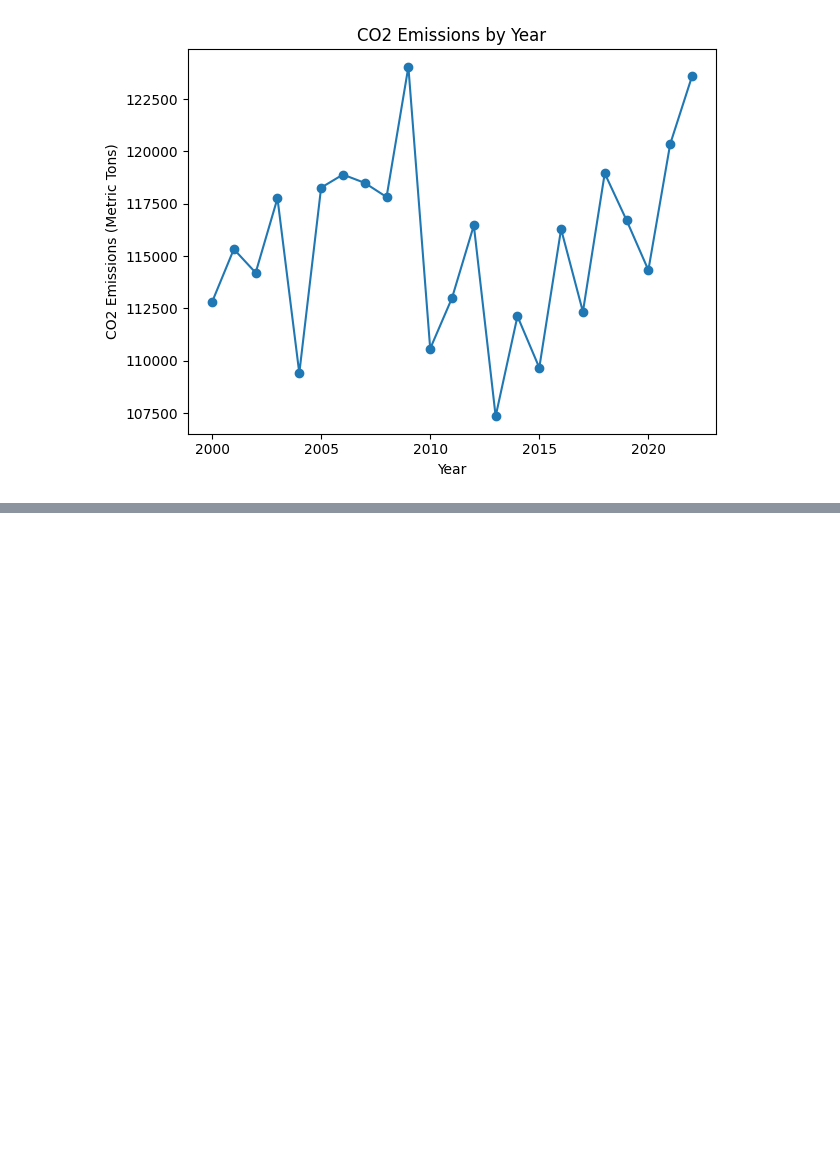
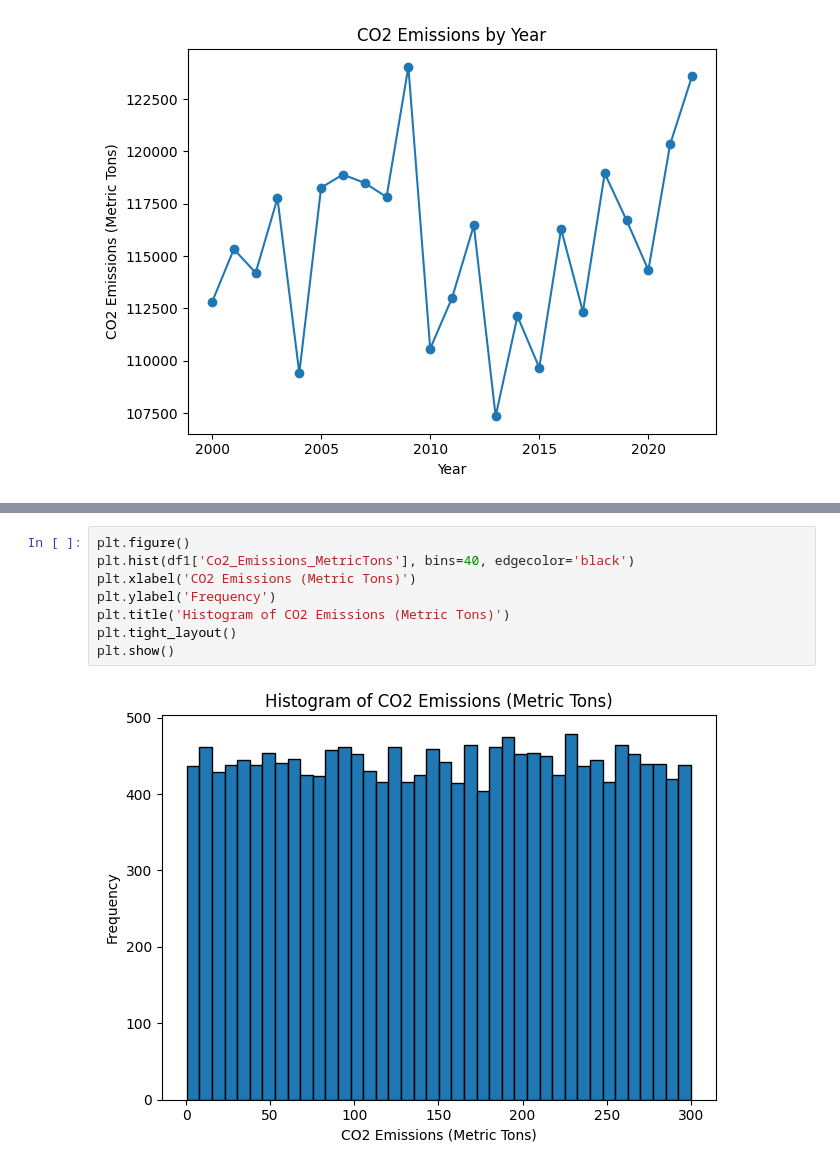
Before and after one commit to mohamed21-finite/Decodelabs_Internship, a Jupyter notebook: week1/Task1.ipynb, the cells around one changed output, grey strips where cells are left out. Saved outputs shown, nothing was run; the diff lists cells and outputs as text; blank space fills up the shorter version.

```diff
--- a/week1/Task1.ipynb
+++ b/week1/Task1.ipynb
@@ -205,0 +215,10 @@ plt.show()
+# %%
+plt.figure()
+plt.hist(df1['Co2_Emissions_MetricTons'], bins=40, edgecolor='black')
+plt.xlabel('CO2 Emissions (Metric Tons)')
+plt.ylabel('Frequency')
+plt.title('Histogram of CO2 Emissions (Metric Tons)')
+plt.tight_layout()
+plt.show()
+# %% [output]
+[figure, added]
```
Also changed, not shown: parts of 1 cell of this notebook.
